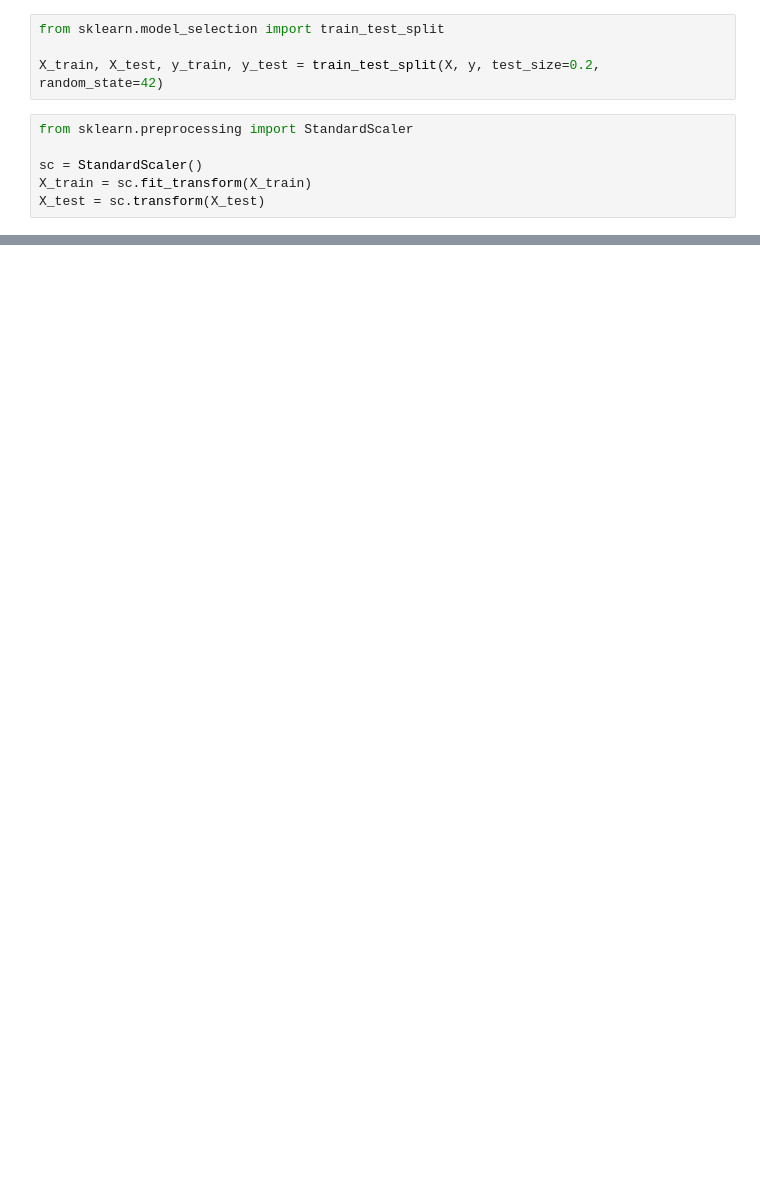
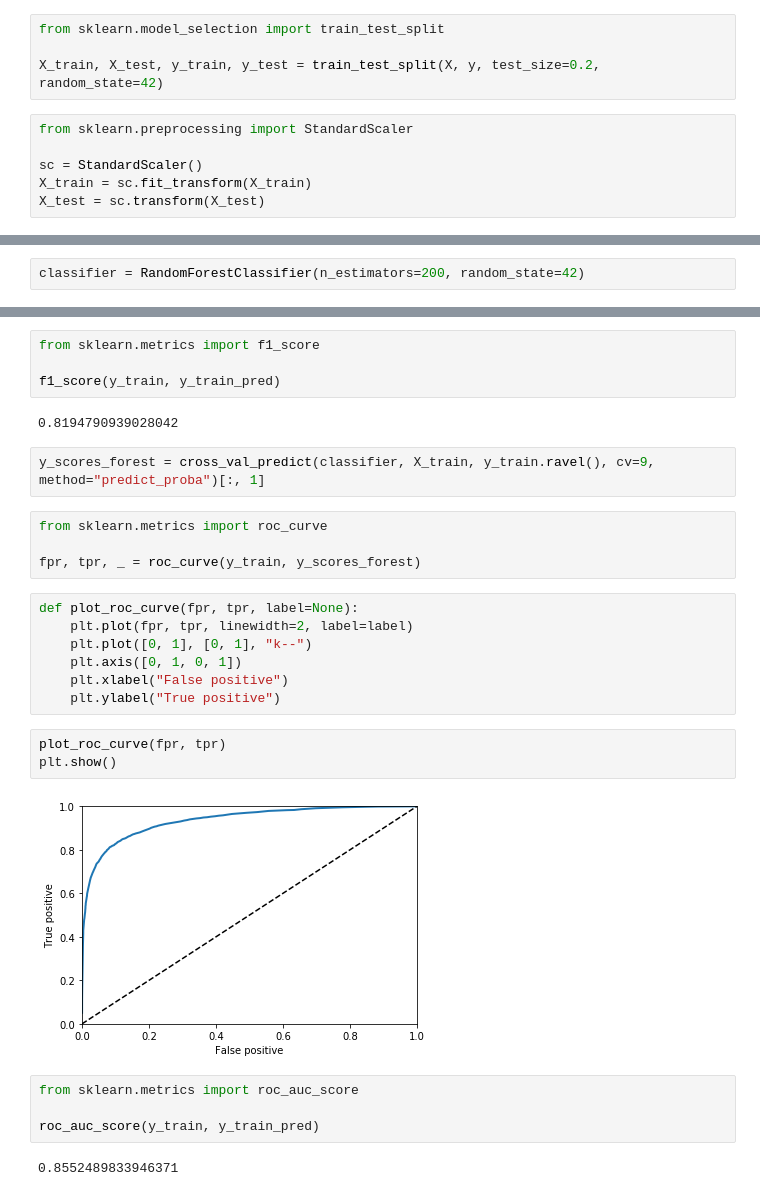
Before and after one commit to blooser/DataScience, a Jupyter notebook: Gamma Telescope/Gamma Telescope .ipynb, the cells around one changed output, grey strips where cells are left out. Drawn from its saved outputs; the diff is of its cells as text; blank space fills up the shorter version.

Commit message:
Rebuild for RandomForestClassifier

```diff
--- a/Gamma Telescope/Gamma Telescope .ipynb
+++ b/Gamma Telescope/Gamma Telescope .ipynb
@@ -107,0 +122,2 @@ array([[ True],
+# %%
+classifier = RandomForestClassifier(n_estimators=200, random_state=42)
@@ -187,0 +143,30 @@ plt.show()
+# %%
+from sklearn.metrics import f1_score
+
+f1_score(y_train, y_train_pred)
+# %% [output]
+0.8194790939028042
+# %%
+y_scores_forest = cross_val_predict(classifier, X_train, y_train.ravel(), cv=9, method="predict_proba")[:, 1]
+# %%
+from sklearn.metrics import roc_curve
+
+fpr, tpr, _ = roc_curve(y_train, y_scores_forest)
+# %%
+def plot_roc_curve(fpr, tpr, label=None):
+    plt.plot(fpr, tpr, linewidth=2, label=label)
+    plt.plot([0, 1], [0, 1], "k--")
+    plt.axis([0, 1, 0, 1])
+    plt.xlabel("False positive")
+    plt.ylabel("True positive")
+# %%
+plot_roc_curve(fpr, tpr)
+plt.show()
+# %% [output]
+[figure, added]
+# %%
+from sklearn.metrics import roc_auc_score
+
+roc_auc_score(y_train, y_train_pred)
+# %% [output]
+0.8552489833946371
```
Also changed, not shown: parts of 29 cells of this notebook, 1 other file.
